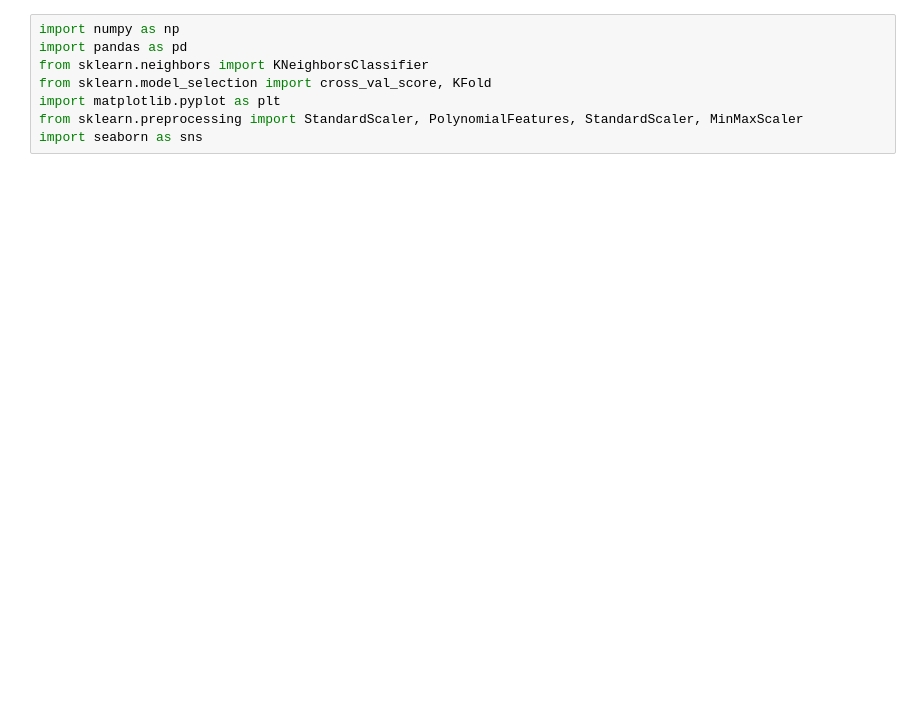
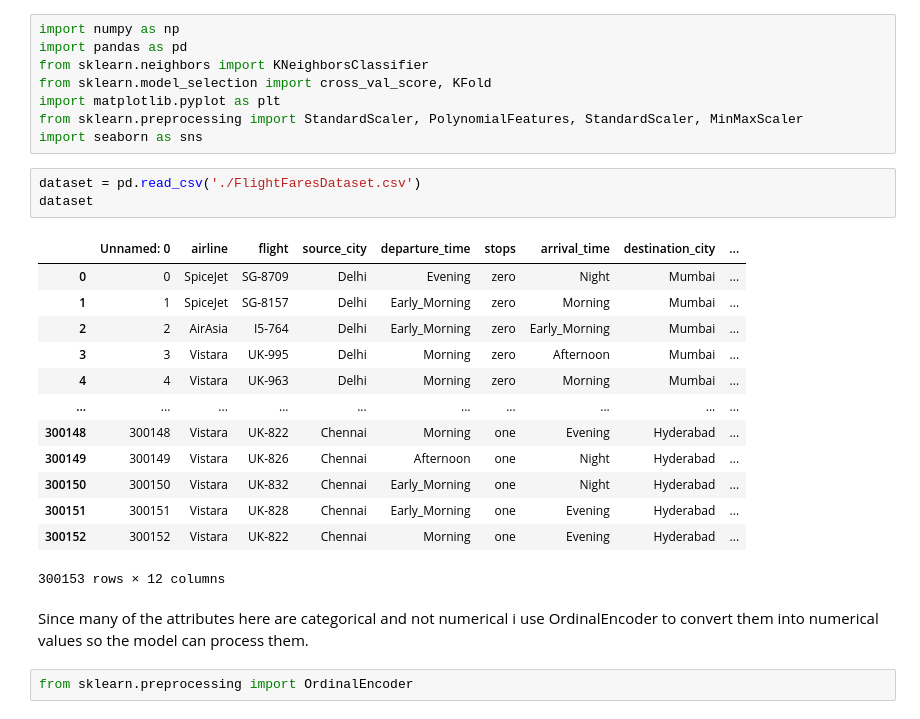
Before and after one commit to Amir-Shahriari/Flight-Fare-Regression, a Jupyter notebook: Flight fares.ipynb, the cells around one changed output. Saved outputs shown, nothing was run; the diff lists cells and outputs as text; blank space fills up the shorter version.

```diff
--- a/Flight fares.ipynb
+++ b/Flight fares.ipynb
@@ -31,3 +33,24 @@ from sklearn.model_selection import cross_val_score, KFold
 import matplotlib.pyplot as plt
 from sklearn.preprocessing import StandardScaler, PolynomialFeatures, StandardScaler, MinMaxScaler
 import seaborn as sns
+# %%
+dataset = pd.read_csv('./FlightFaresDataset.csv')
+dataset
+# %% [output]
+|  | Unnamed: 0 | airline | flight | source_city | departure_time | stops | arrival_time | destination_city | ... |
+| 0 | 0 | SpiceJet | SG-8709 | Delhi | Evening | zero | Night | Mumbai | ... |
+| 1 | 1 | SpiceJet | SG-8157 | Delhi | Early_Morning | zero | Morning | Mumbai | ... |
+| 2 | 2 | AirAsia | I5-764 | Delhi | Early_Morning | zero | Early_Morning | Mumbai | ... |
+| 3 | 3 | Vistara | UK-995 | Delhi | Morning | zero | Afternoon | Mumbai | ... |
+| 4 | 4 | Vistara | UK-963 | Delhi | Morning | zero | Morning | Mumbai | ... |
+| ... | ... | ... | ... | ... | ... | ... | ... | ... | ... |
+| 300148 | 300148 | Vistara | UK-822 | Chennai | Morning | one | Evening | Hyderabad | ... |
+| 300149 | 300149 | Vistara | UK-826 | Chennai | Afternoon | one | Night | Hyderabad | ... |
+| 300150 | 300150 | Vistara | UK-832 | Chennai | Early_Morning | one | Night | Hyderabad | ... |
+| 300151 | 300151 | Vistara | UK-828 | Chennai | Early_Morning | one | Evening | Hyderabad | ... |
+| 300152 | 300152 | Vistara | UK-822 | Chennai | Morning | one | Evening | Hyderabad | ... |
+300153 rows × 12 columns
+# %% [markdown]
+Since many of the attributes here are categorical and not numerical i use OrdinalEncoder to convert them into numerical values so the model can process them.
+# %%
+from sklearn.preprocessing import OrdinalEncoder
```
Also changed, not shown: parts of 4 cells of this notebook.
